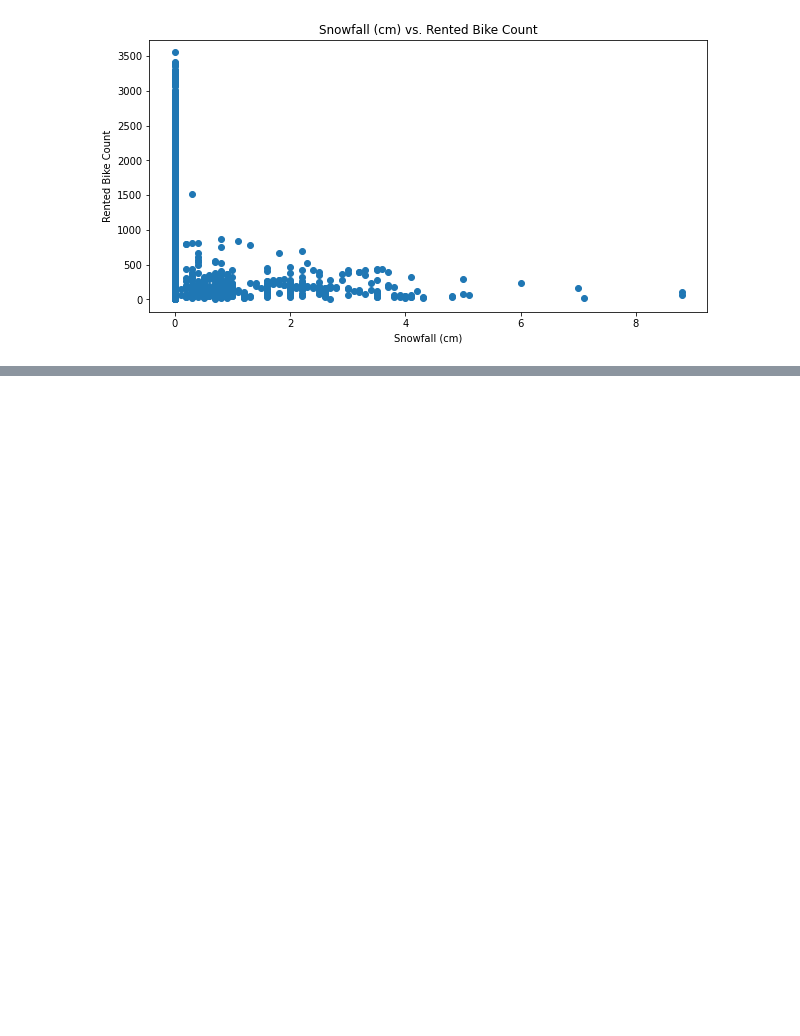
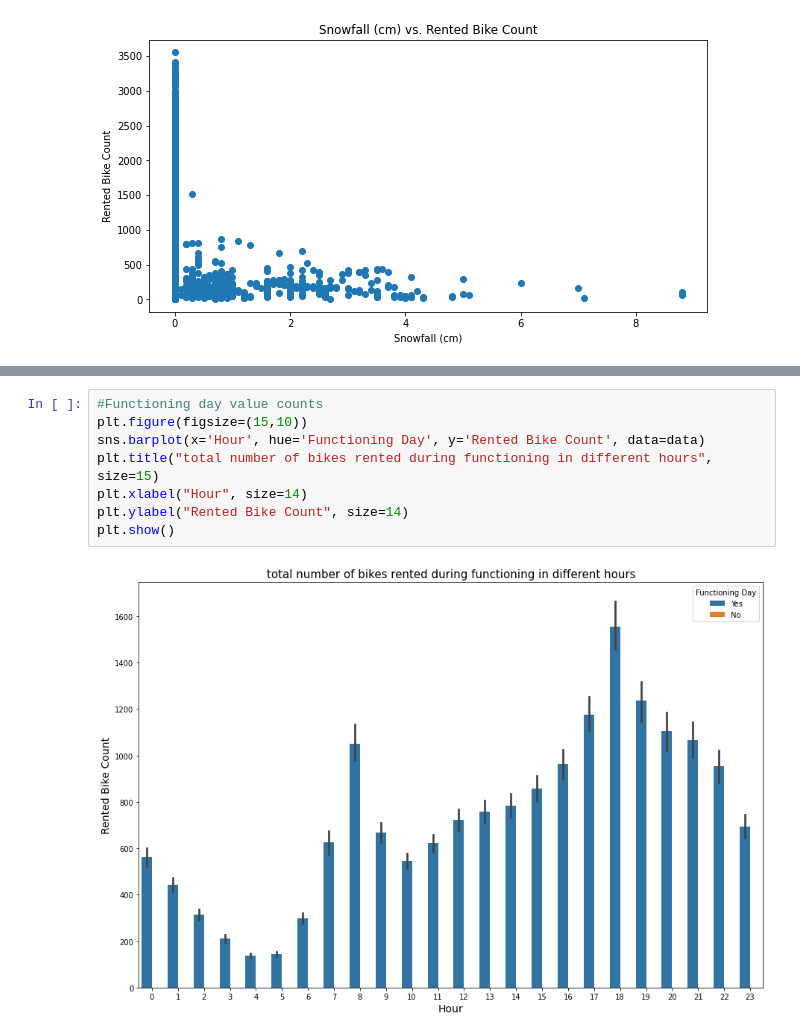
Before and after one commit to bharath967/Seoul-Bike-Sharing-Demand-Prediction, a Jupyter notebook: Bike_Sharing_Demand_Prediction_Capstone_Project.ipynb, the cells around one changed output, grey strips where cells are left out. Drawn from its saved outputs; the diff is of its cells as text; blank space fills up the shorter version.

```diff
--- a/Bike_Sharing_Demand_Prediction_Capstone_Project.ipynb
+++ b/Bike_Sharing_Demand_Prediction_Capstone_Project.ipynb
@@ -309,0 +335,10 @@ for i in independent_variables:
+# %%
+#Functioning day value counts
+plt.figure(figsize=(15,10))
+sns.barplot(x='Hour', hue='Functioning Day', y='Rented Bike Count', data=data)
+plt.title("total number of bikes rented during functioning in different hours", size=15)
+plt.xlabel("Hour", size=14)
+plt.ylabel("Rented Bike Count", size=14)
+plt.show()
+# %% [output]
+[figure, added]
```
Also changed, not shown: parts of 5 cells of this notebook.
